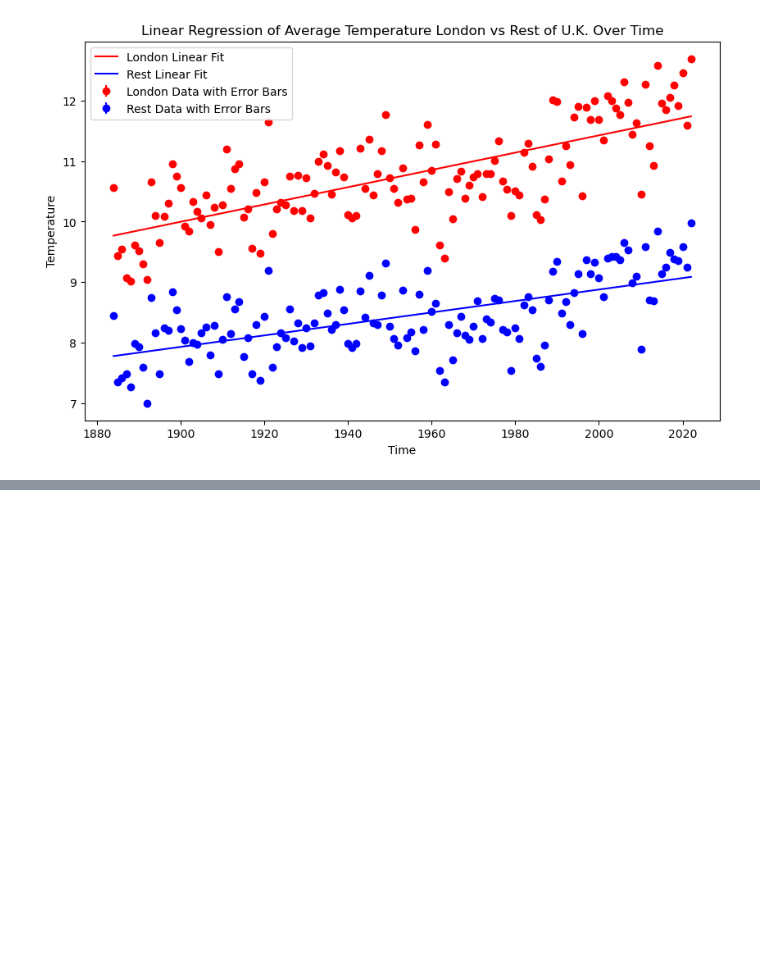
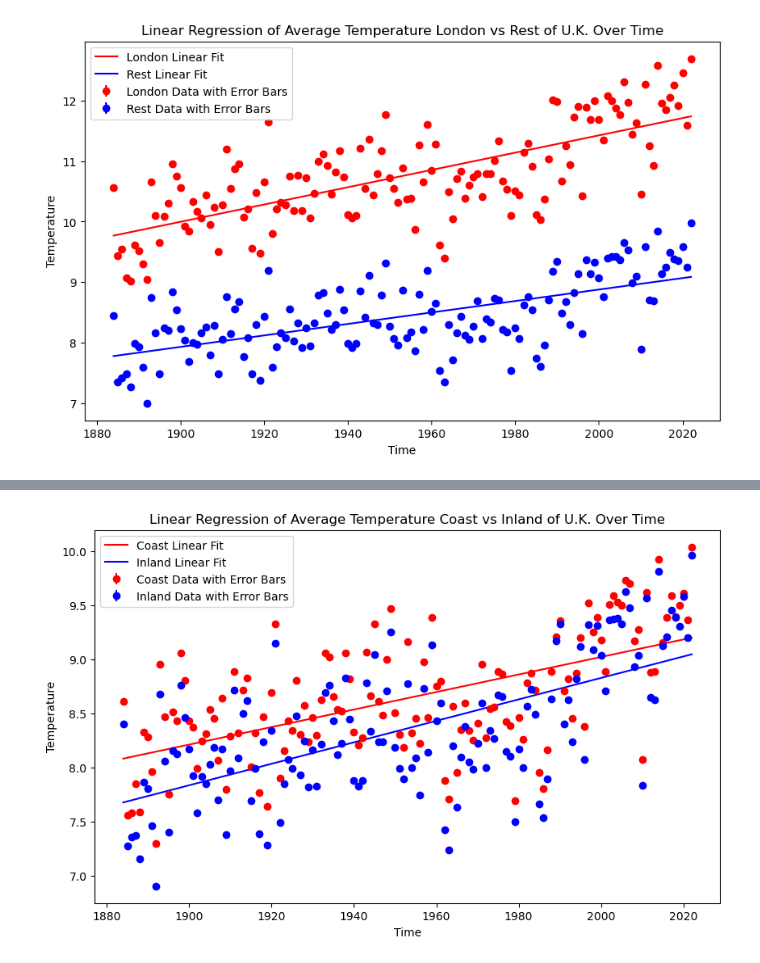
Before and after one commit to Iarla-Boyce/MSc-Project, a Jupyter notebook: 11-12.ipynb, the cells around one changed output, grey strips where cells are left out. Drawn from its saved outputs; the diff is of its cells as text; code cells hidden in the pictures; blank space fills up the shorter version.

```diff
--- a/11-12.ipynb
+++ b/11-12.ipynb
@@ -1063,0 +1139,87 @@ Z-score Rest 9.285699139471008
+# %%
+import statsmodels.api as sm
+from scipy import stats
+
+err = 0.001
+
+X_with_constant_Coast = sm.add_constant(time)
+X_with_constant_inland = sm.add_constant(time)
+
+# Performing Ordinary Least Squares regression
+weights_Coast = 1 / np.square(err)
+model_Coast = sm.WLS(temp_coast, X_with_constant_Coast, weights=weights_Coast)
+results_Coast = model_Coast.fit()
+
+# Extracting information from the regression results
+slope_Coast = results_Coast.params[1]  # Index 1 corresponds to the slope coefficient
+intercept_Coast = results_Coast.params[0]  # Index 0 corresponds to the intercept
+slope_error_Coast = results_Coast.bse[1]
+intercept_error_Coast = results_Coast.bse[0]
+
+print(f'The rate of change of the annual Coast temperature is {slope_Coast:.5f} ± {slope_error_Coast:.5f} °C')
+conf_int_Coast = results_Coast.conf_int(alpha=0.05)
+lower_bound_Coast, upper_bound_Coast = conf_int_Coast[1]
+print(f'95% Confidence Interval for the slope: ({lower_bound_Coast:.2f}, {upper_bound_Coast:.2f})')
+
+# Printing results
+t_statistic_Coast = results_Coast.tvalues[1]  # Index 1 corresponds to the slope coefficient
+degrees_of_freedom_Coast = len(temp_coast)- 2
+p_value_Coast = 2 * (1 - stats.t.cdf(np.abs(t_statistic_Coast), df=degrees_of_freedom_Coast))
+
+null_hypothesis_value = 0
+z_score_Coast = (slope_Coast - null_hypothesis_value) / results_Coast.bse[1]
+
+print('T statistic Coast', t_statistic_Coast)
+print('P-value Coast', p_value_Coast)
+print('Z-score Coast', z_score_Coast)
+
+
+# Performing Ordinary Least Squares regression
+weights_inland = 1 / np.square(err)
+model_inland = sm.WLS(temp_inland, X_with_constant_inland, weights=weights_inland)
+results_inland = model_inland.fit()
+
+# Extracting information from the regression results
+slope_inland = results_inland.params[1]  # Index 1 corresponds to the slope coefficient
+intercept_inland = results_inland.params[0]  # Index 0 corresponds to the intercept
+slope_error_inland = results_inland.bse[1]
+intercept_error_inland = results_inland.bse[0]
+
+print(f'The rate of change of the annual temperature for inland of U.K. is {slope_inland:.5f} ± {slope_error_inland:.5f} °C')
+conf_int_inland = results_inland.conf_int(alpha=0.05)
+lower_bound_inland, upper_bound_inland = conf_int_inland[1]
+print(f'95% Confidence Interval for the slope: ({lower_bound_inland:.2f}, {upper_bound_inland:.2f})')
+
+# Printing results
+t_statistic_inland = results_inland.tvalues[1]  # Index 1 corresponds to the slope coefficient
+degrees_of_freedom_inland = len(temp_inland)- 2
+p_value_inland = 2 * (1 - stats.t.cdf(np.abs(t_statistic_inland), df=degrees_of_freedom_inland))
+
+null_hypothesis_value = 0
+z_score_inland = (slope_inland - null_hypothesis_value) / results_inland.bse[1]
+
+print('T statistic Inland', t_statistic_inland)
+print('P-value Inland', p_value_inland)
+print('Z-score Inland', z_score_inland)
+
+
+plt.figure(figsize=(10, 6))
+
+# Scatter plot of the data
+plt.errorbar(time, temp_coast, yerr=err, fmt='o', color='red', label='Coast Data with Error Bars')
+
+# Plotting the regression line
+plt.plot(time, results_Coast.fittedvalues, color='red', label='Coast Linear Fit')
+
+plt.errorbar(time, temp_inland, yerr=err, fmt='o', color='blue', label='Inland Data with Error Bars')
+
+# Plotting the regression line
+plt.plot(time, results_inland.fittedvalues, color='blue', label='Inland Linear Fit')
+
+
+plt.title('Linear Regression of Average Temperature Coast vs Inland of U.K. Over Time')
+plt.xlabel('Time')
+plt.ylabel('Temperature')
+plt.legend()
+plt.show()
+# %% [output]
@@ -1063,0 +1236 @@ Z-score Rest 9.285699139471008
+[figure, added]
```
Also changed, not shown: parts of 6 cells of this notebook.
